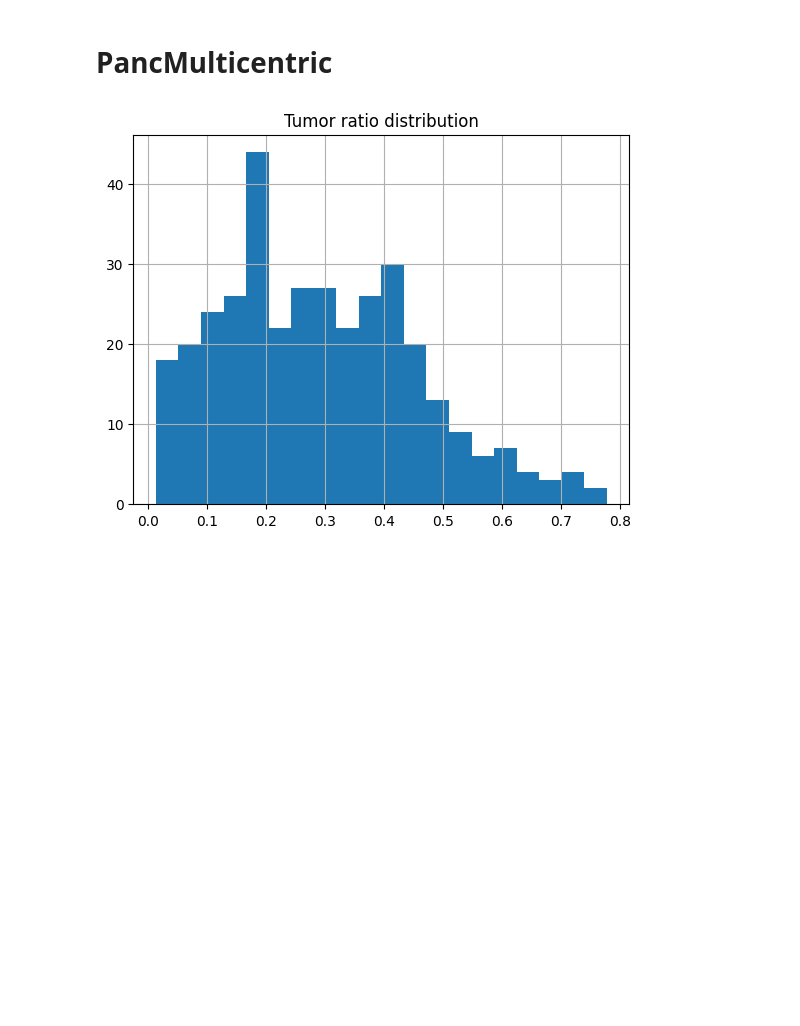
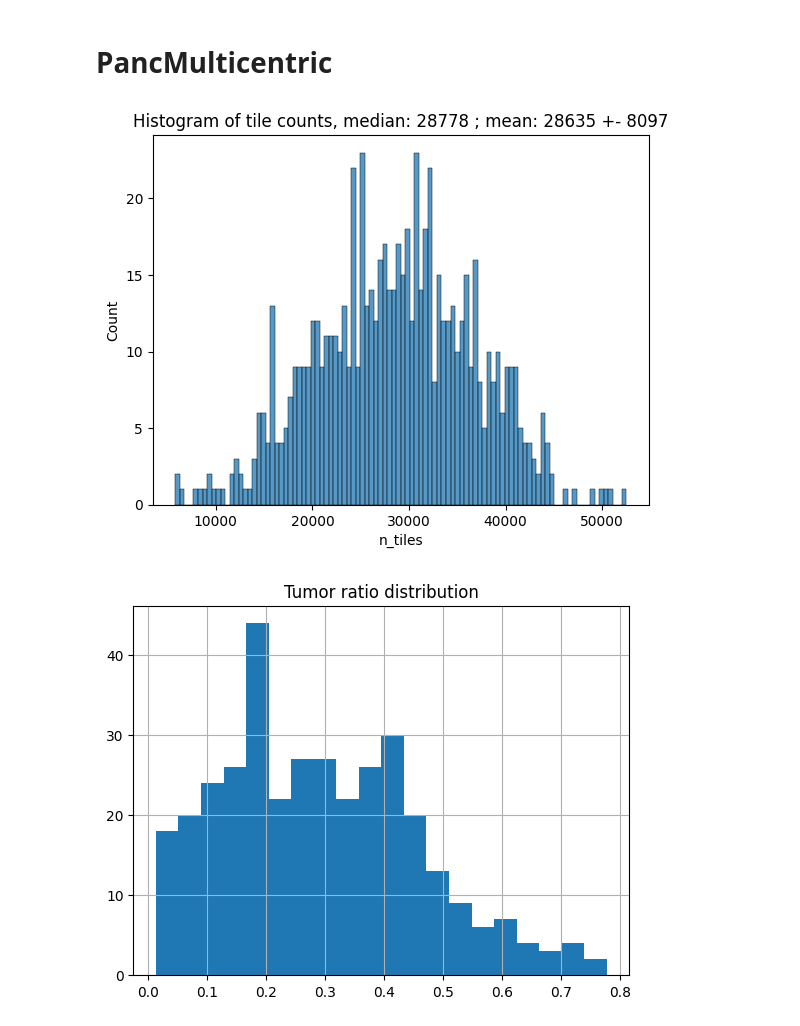
Before and after one commit to GeNeHetX/HistoSign, a Jupyter notebook: data_processing/count_dataset.ipynb, the cells around one changed output. Cells and saved outputs as stored; diff of their text form; code cells hidden in the pictures; blank space fills up the shorter version.

```diff
--- a/data_processing/count_dataset.ipynb
+++ b/data_processing/count_dataset.ipynb
@@ -179,6 +202,16 @@ res = summ_df.progress_apply(get_tiles_info, axis=1, result_type="expand")
 summ_df = pd.concat([summ_df, res], axis=1)
 summ_df["non_tum_tiles"] = summ_df["n_tiles"] - summ_df["n_tum_tiles"]
 summ_df["tum_ratio"] = summ_df["n_tum_tiles"] / summ_df["n_tiles"]
+# %%
+sns.histplot(summ_df["n_tiles"], bins=100)
+plt.title(
+    "Histogram of tile counts, median: {:.0f} ; mean: {:.0f} +- {:.0f}".format(
+        np.median(summ_df["n_tiles"]), np.mean(summ_df["n_tiles"]), np.std(summ_df["n_tiles"])
+    )
+)
+plt.show()
+# %% [output]
+[figure, added]
 # %%
 grp = summ_df.groupby(by="patient_ID")
 summ_patients = grp.agg(
```
Also changed, not shown: parts of 11 cells of this notebook, 1 other file.
